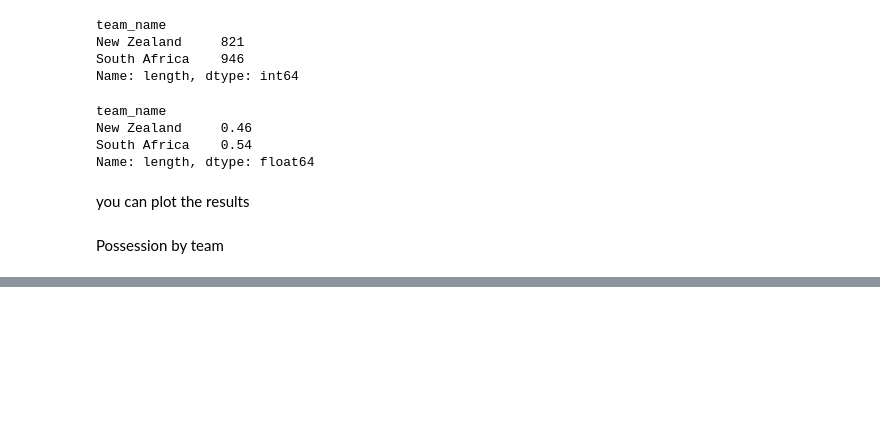
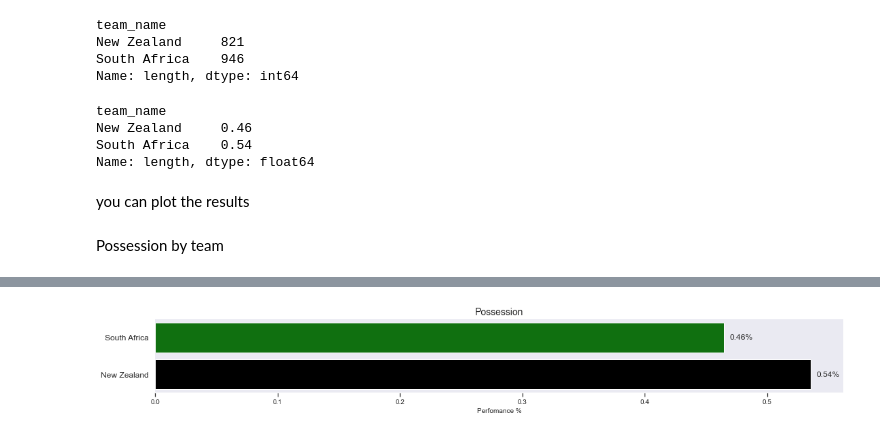
Before and after one commit to ToniBaixa/ITAcademy_Data_Science, a Jupyter notebook: Sprint11/Video_Opta_analysis.ipynb, the cells around one changed output, grey strips where cells are left out. Saved outputs shown, nothing was run; the diff lists cells and outputs as text; code cells hidden in the pictures; blank space fills up the shorter version.

```diff
--- a/Sprint11/Video_Opta_analysis.ipynb
+++ b/Sprint11/Video_Opta_analysis.ipynb
@@ -373,0 +380,7 @@ plt.show()
+# %%
+y_pos = df.timeline.groupby('team_name').sum()['length'] / (df.timeline.groupby('team_name').sum()['length'].sum())
+performance = y_pos #[54,46]
+plot_hor_bar(1, teams, performance, 'Possession', 30, '%')
+plt.show()
+# %% [output]
+[figure, added]
```
Also changed, not shown: parts of 51 cells of this notebook.
